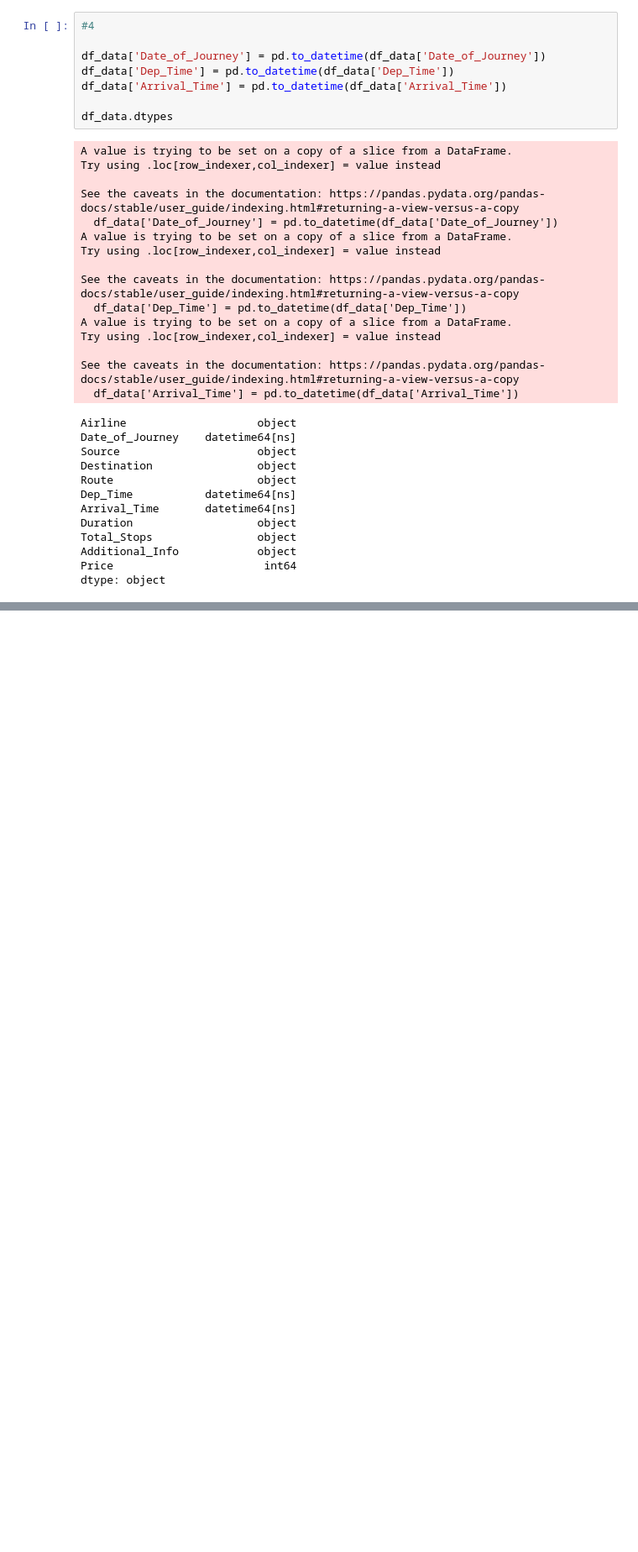
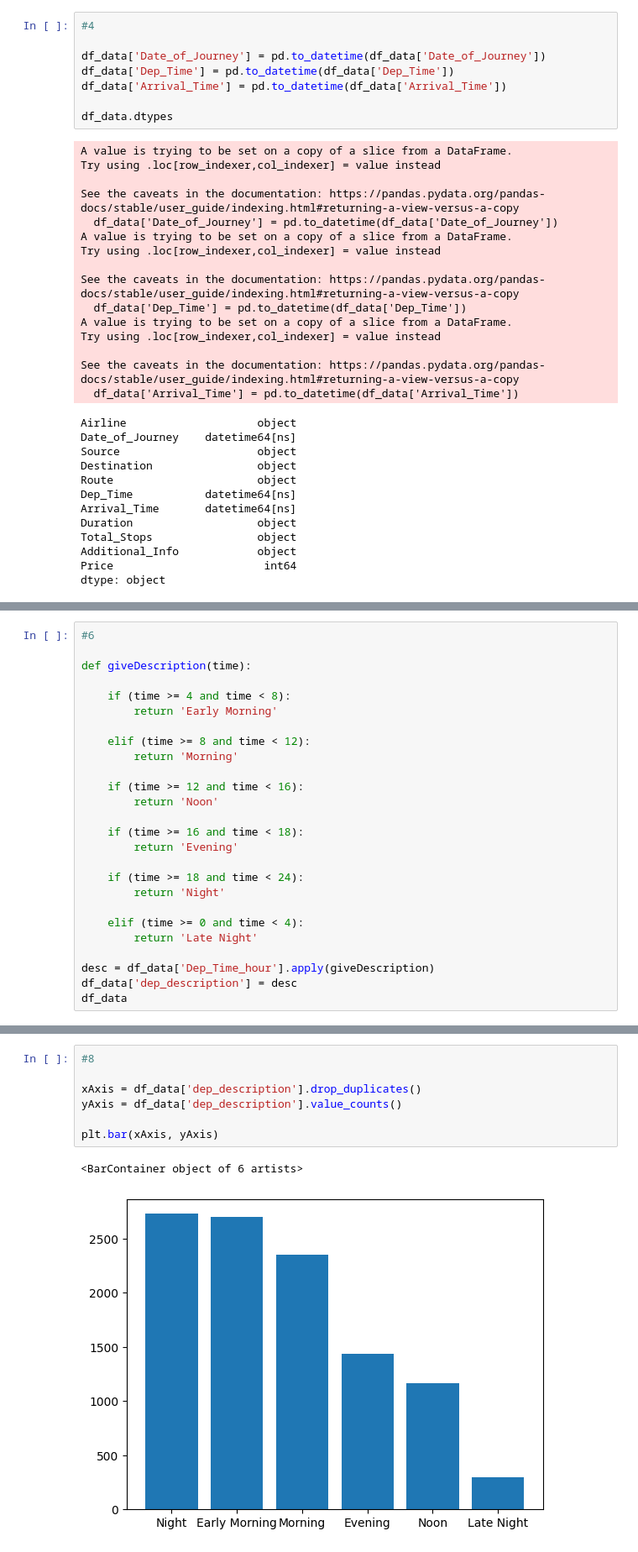
Before and after one commit to apadhiary/09_data_science, a Jupyter notebook: airlines.ipynb, the cells around one changed output, grey strips where cells are left out. Shown at 84% size. Drawn from its saved outputs; the diff is of its cells as text; blank space fills up the shorter version.

```diff
--- a/airlines.ipynb
+++ b/airlines.ipynb
@@ -71,0 +134,26 @@ dtype: object
+# %%
+#6
+
+def giveDescription(time):
+
+    if (time >= 4 and time < 8):
+        return 'Early Morning'
+
+    elif (time >= 8 and time < 12):
+        return 'Morning'
+
+    if (time >= 12 and time < 16):
+        return 'Noon'
+
+    if (time >= 16 and time < 18):
+        return 'Evening'
+
+    if (time >= 18 and time < 24):
+        return 'Night'
+
+    elif (time >= 0 and time < 4):
+        return 'Late Night'
+
+desc = df_data['Dep_Time_hour'].apply(giveDescription)
+df_data['dep_description'] = desc
+df_data
@@ -71,0 +179,10 @@ dtype: object
+# %%
+#8
+
+xAxis = df_data['dep_description'].drop_duplicates()
+yAxis = df_data['dep_description'].value_counts()
+
+plt.bar(xAxis, yAxis)
+# %% [output]
+<BarContainer object of 6 artists>
+[figure, added]
```
Also changed, not shown: parts of 5 cells of this notebook.
